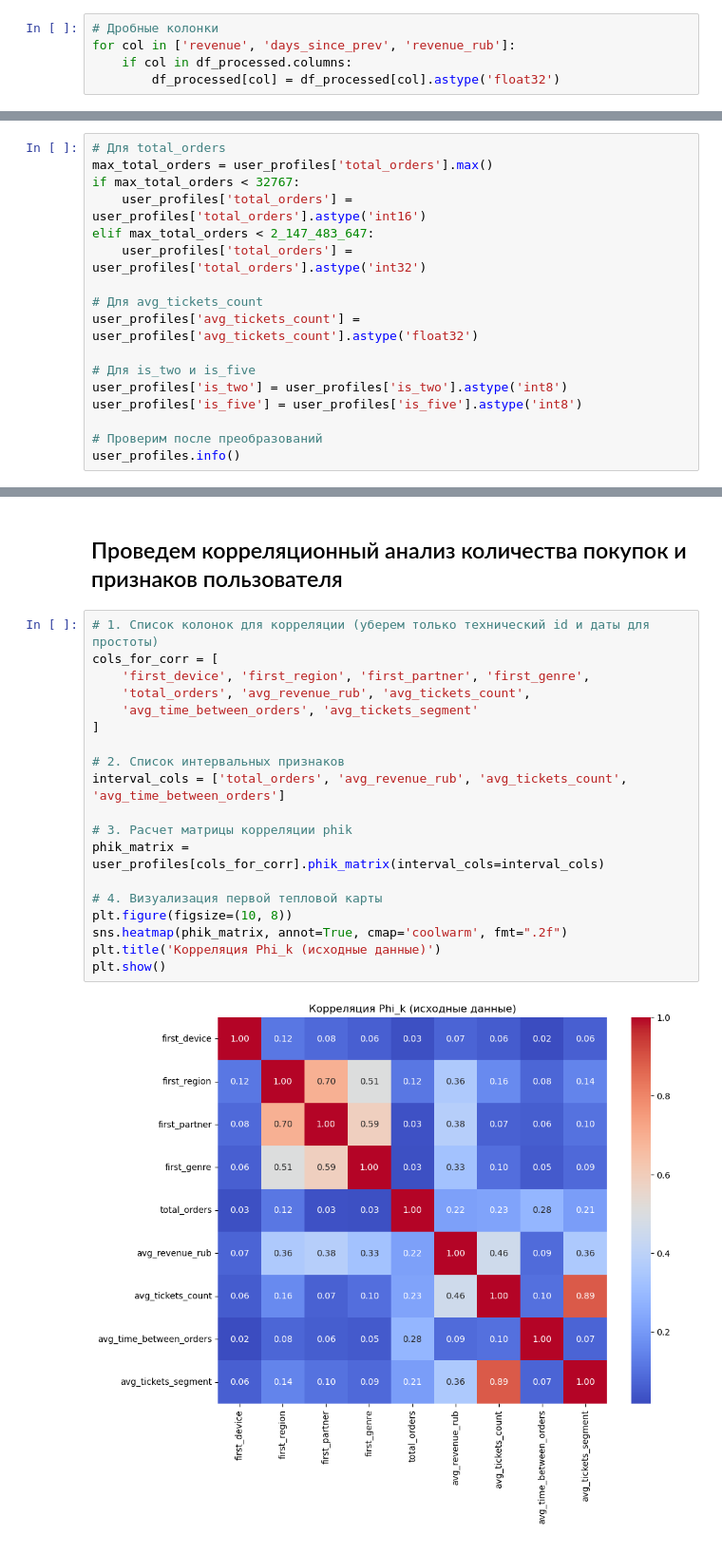
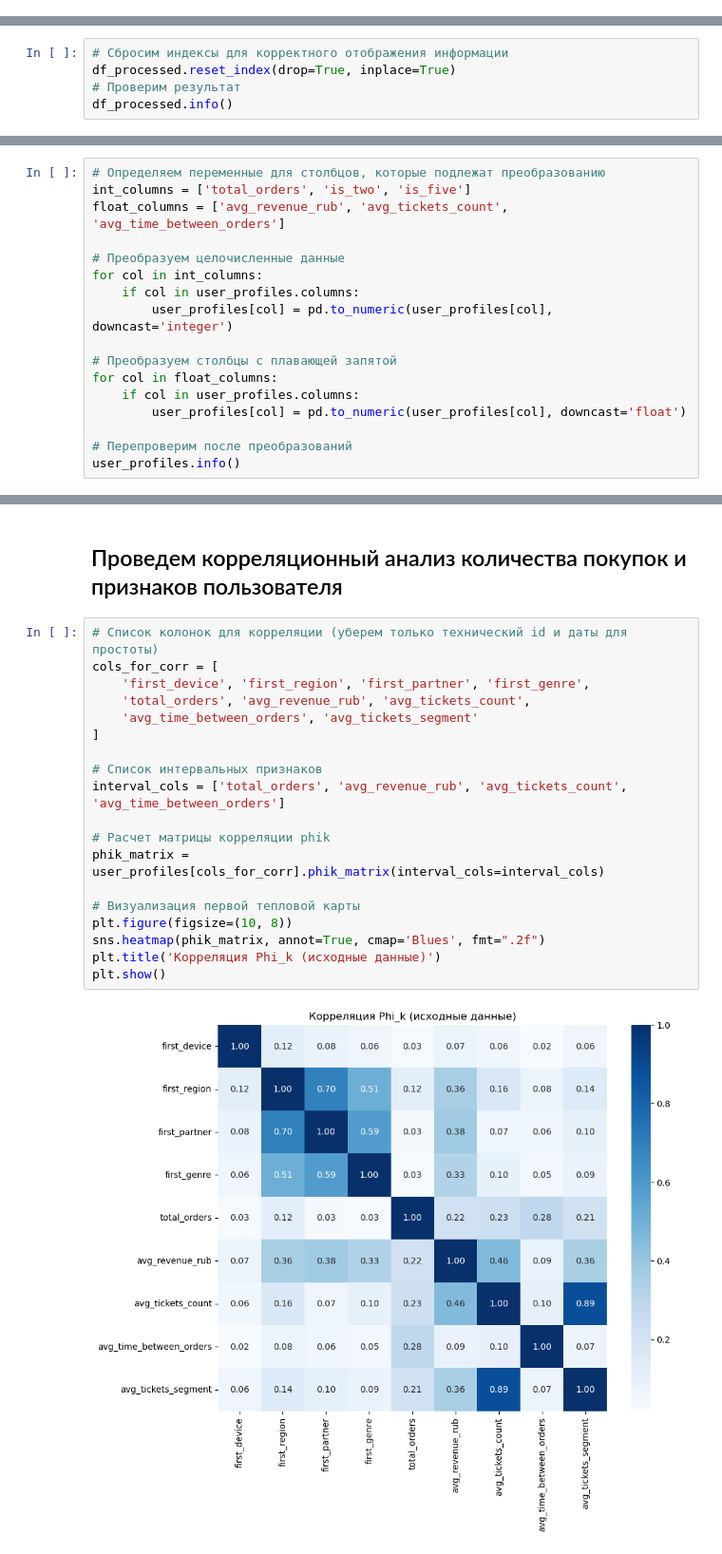
Before and after one commit to artemvasin86-netizen/yandex_afisha_analysis, a Jupyter notebook: DataAnalysis.ipynb, the cells around one changed output, grey strips where cells are left out. Shown at 95% size. Cells and saved outputs as stored; diff of their text form.

```diff
--- a/DataAnalysis.ipynb
+++ b/DataAnalysis.ipynb
@@ -442,5 +585,0 @@ for col in ['order_id', 'tickets_count', 'event_id']:
-# %%
-# Дробные колонки
-for col in ['revenue', 'days_since_prev', 'revenue_rub']:
-    if col in df_processed.columns:
-        df_processed[col] = df_processed[col].astype('float32')
@@ -688,0 +973,5 @@ Name: revenue_rub, dtype: float64
+# %%
+# Сбросим индексы для корректного отображения информации
+df_processed.reset_index(drop=True, inplace=True)
+# Проверим результат
+df_processed.info()
@@ -799,21 +1118,21 @@ memory usage: 1.4+ MB
 # %% [markdown]
 ### Преобразуем типы данных для оптимизации памяти и улучшения производительности.
 # %%
-# Для total_orders
-max_total_orders = user_profiles['total_orders'].max()
-if max_total_orders < 32767:
-    user_profiles['total_orders'] = user_profiles['total_orders'].astype('int16')
-elif max_total_orders < 2_147_483_647:
-    user_profiles['total_orders'] = user_profiles['total_orders'].astype('int32')
+# Определяем переменные для столбцов, которые подлежат преобразованию
+int_columns = ['total_orders', 'is_two', 'is_five']
+float_columns = ['avg_revenue_rub', 'avg_tickets_count', 'avg_time_between_orders']
 
-# Для avg_tickets_count
-user_profiles['avg_tickets_count'] = user_profiles['avg_tickets_count'].astype('float32')
+# Преобразуем целочисленные данные
+for col in int_columns:
+    if col in user_profiles.columns:
+        user_profiles[col] = pd.to_numeric(user_profiles[col], downcast='integer')
 
-# Для is_two и is_five
-user_profiles['is_two'] = user_profiles['is_two'].astype('int8')
-user_profiles['is_five'] = user_profiles['is_five'].astype('int8')
+# Преобразуем столбцы с плавающей запятой
+for col in float_columns:
+    if col in user_profiles.columns:
+        user_profiles[col] = pd.to_numeric(user_profiles[col], downcast='float')
 
-# Проверим после преобразований
+# Перепроверим после преобразований
 user_profiles.info()
 # %% [output]
 <class 'pandas.core.frame.DataFrame'>
@@ -1746,24 +2245,24 @@ print(f"Среднее время между заказами для групп
 # %% [markdown]
 ## Проведем корреляционный анализ количества покупок и признаков пользователя
 # %%
-# 1. Список колонок для корреляции (уберем только технический id и даты для простоты)
+# Список колонок для корреляции (уберем только технический id и даты для простоты)
 cols_for_corr = [
     'first_device', 'first_region', 'first_partner', 'first_genre',
     'total_orders', 'avg_revenue_rub', 'avg_tickets_count',
     'avg_time_between_orders', 'avg_tickets_segment'
 ]
 
-# 2. Список интервальных признаков
+# Список интервальных признаков
 interval_cols = ['total_orders', 'avg_revenue_rub', 'avg_tickets_count', 'avg_time_between_orders']
 
-# 3. Расчет матрицы корреляции phik
+# Расчет матрицы корреляции phik
 phik_matrix = user_profiles[cols_for_corr].phik_matrix(interval_cols=interval_cols)
 
-# 4. Визуализация первой тепловой карты
+# Визуализация первой тепловой карты
 plt.figure(figsize=(10, 8))
-sns.heatmap(phik_matrix, annot=True, cmap='coolwarm', fmt=".2f")
+sns.heatmap(phik_matrix, annot=True, cmap='Blues', fmt=".2f")
 plt.title('Корреляция Phi_k (исходные данные)')
 plt.show()
 # %% [output]
-[figure, old version]
+[figure, new version]
 # %%
```
Also changed, not shown: parts of 125 cells of this notebook.
